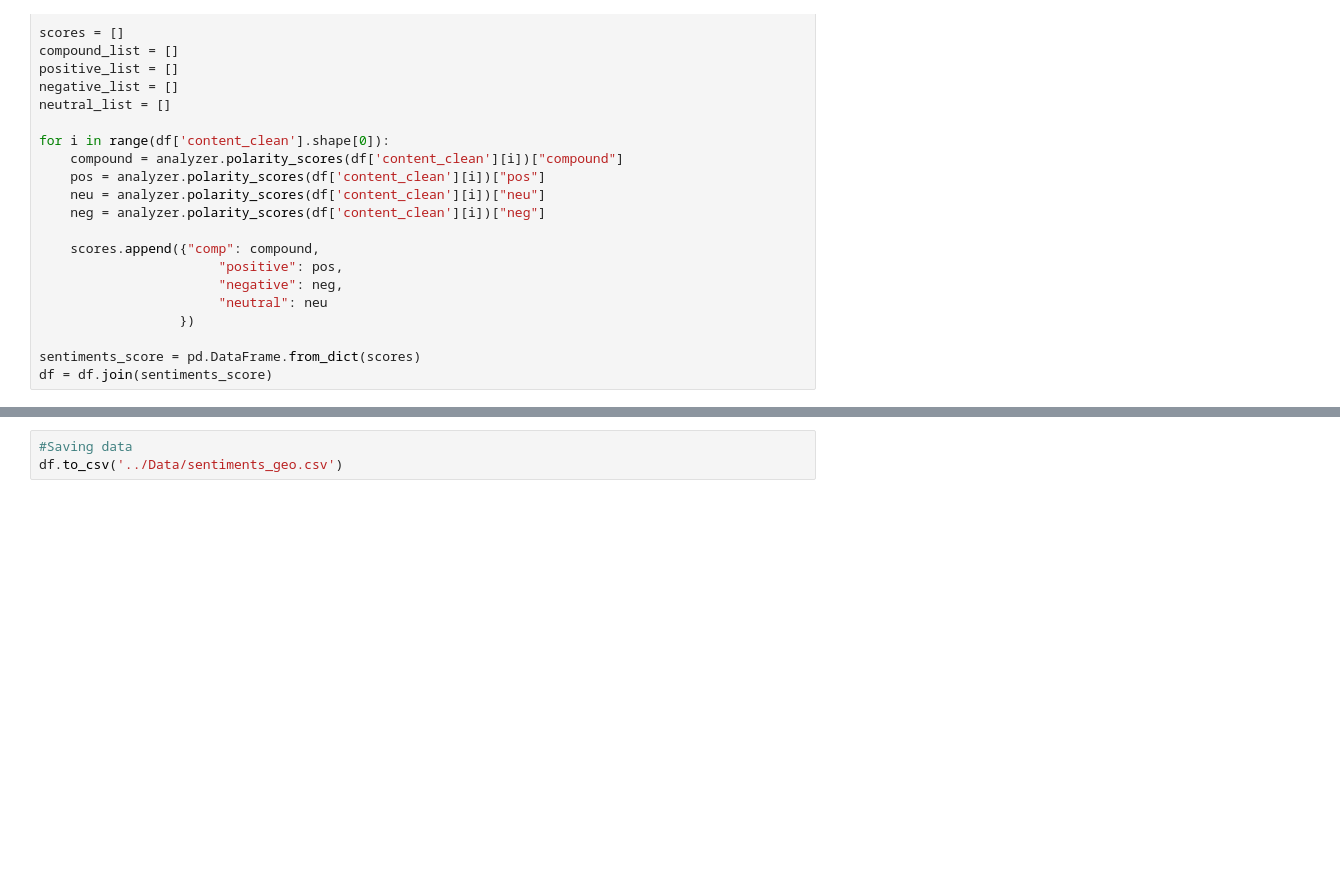
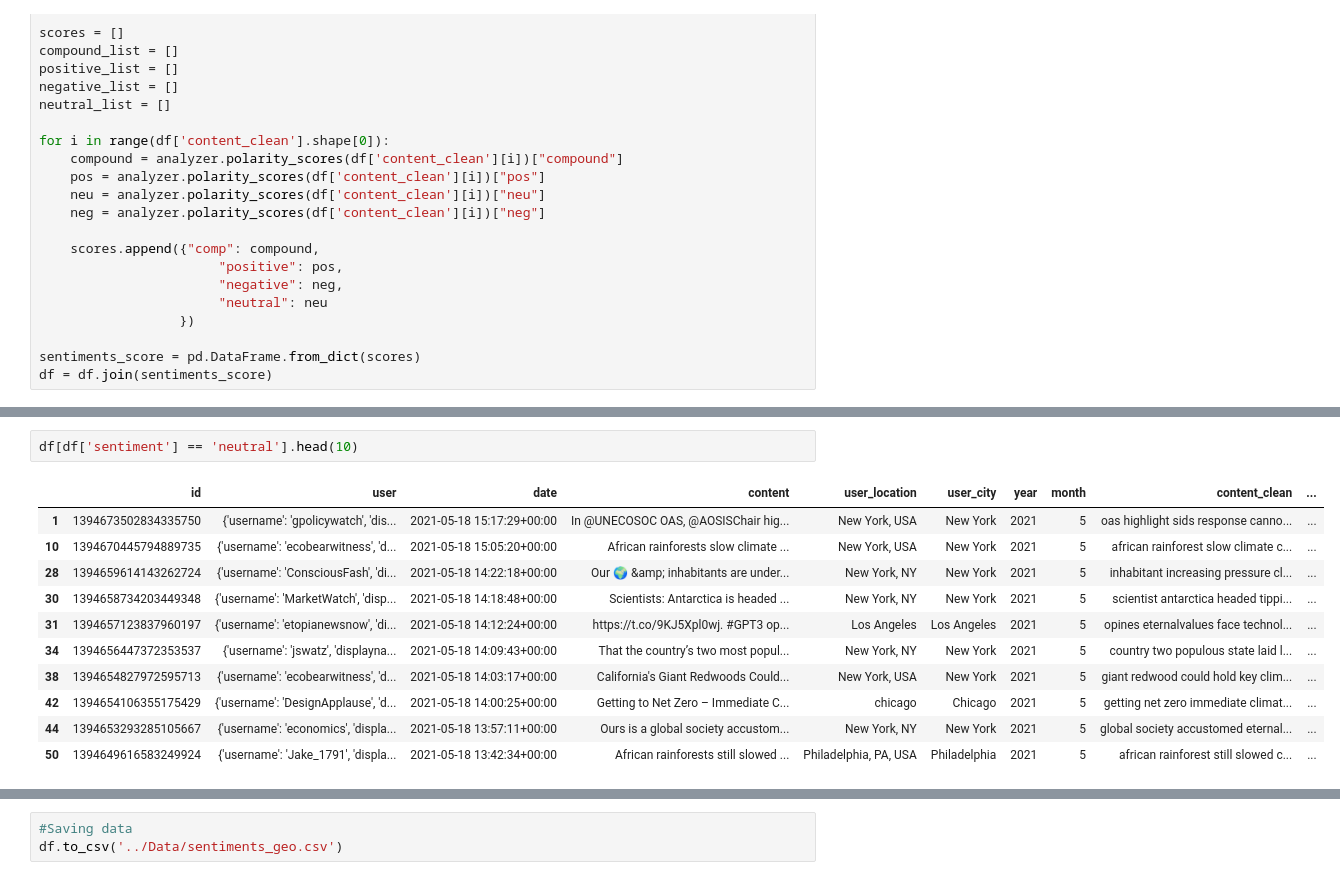
Before and after one commit to lisa-saunders/Twitter-Sentiment, a Jupyter notebook: Notebooks/2b_sentiment_analysis_geo.ipynb, the cells around one changed output, grey strips where cells are left out. Cells and saved outputs as stored; diff of their text form; blank space fills up the shorter version.

```diff
--- a/Notebooks/2b_sentiment_analysis_geo.ipynb
+++ b/Notebooks/2b_sentiment_analysis_geo.ipynb
@@ -142,0 +231,14 @@ df.head(3)
+# %%
+df[df['sentiment'] == 'neutral'].head(10)
+# %% [output]
+|  | id | user | date | content | user_location | user_city | year | month | content_clean | ... |
+| 1 | 1394673502834335750 | {'username': 'gpolicywatch', 'dis... | 2021-05-18 15:17:29+00:00 | In @UNECOSOC OAS, @AOSISChair hig... | New York, USA | New York | 2021 | 5 | oas highlight sids response canno... | ... |
+| 10 | 1394670445794889735 | {'username': 'ecobearwitness', 'd... | 2021-05-18 15:05:20+00:00 | African rainforests slow climate ... | New York, USA | New York | 2021 | 5 | african rainforest slow climate c... | ... |
+| 28 | 1394659614143262724 | {'username': 'ConsciousFash', 'di... | 2021-05-18 14:22:18+00:00 | Our 🌍 &amp; inhabitants are under... | New York, NY | New York | 2021 | 5 | inhabitant increasing pressure cl... | ... |
+| 30 | 1394658734203449348 | {'username': 'MarketWatch', 'disp... | 2021-05-18 14:18:48+00:00 | Scientists: Antarctica is headed ... | New York, NY | New York | 2021 | 5 | scientist antarctica headed tippi... | ... |
+| 31 | 1394657123837960197 | {'username': 'etopianewsnow', 'di... | 2021-05-18 14:12:24+00:00 | https://t.co/9KJ5Xpl0wj. #GPT3 op... | Los Angeles | Los Angeles | 2021 | 5 | opines eternalvalues face technol... | ... |
+| 34 | 1394656447372353537 | {'username': 'jswatz', 'displayna... | 2021-05-18 14:09:43+00:00 | That the country’s two most popul... | New York, NY | New York | 2021 | 5 | country two populous state laid l... | ... |
+| 38 | 1394654827972595713 | {'username': 'ecobearwitness', 'd... | 2021-05-18 14:03:17+00:00 | California's Giant Redwoods Could... | New York, USA | New York | 2021 | 5 | giant redwood could hold key clim... | ... |
+| 42 | 1394654106355175429 | {'username': 'DesignApplause', 'd... | 2021-05-18 14:00:25+00:00 | Getting to Net Zero – Immediate C... | chicago | Chicago | 2021 | 5 | getting net zero immediate climat... | ... |
+| 44 | 1394653293285105667 | {'username': 'economics', 'displa... | 2021-05-18 13:57:11+00:00 | Ours is a global society accustom... | New York, NY | New York | 2021 | 5 | global society accustomed eternal... | ... |
+| 50 | 1394649616583249924 | {'username': 'Jake_1791', 'displa... | 2021-05-18 13:42:34+00:00 | African rainforests still slowed ... | Philadelphia, PA, USA | Philadelphia | 2021 | 5 | african rainforest still slowed c... | ... |
```
Also changed, not shown: parts of 36 cells of this notebook, 1 other file.
